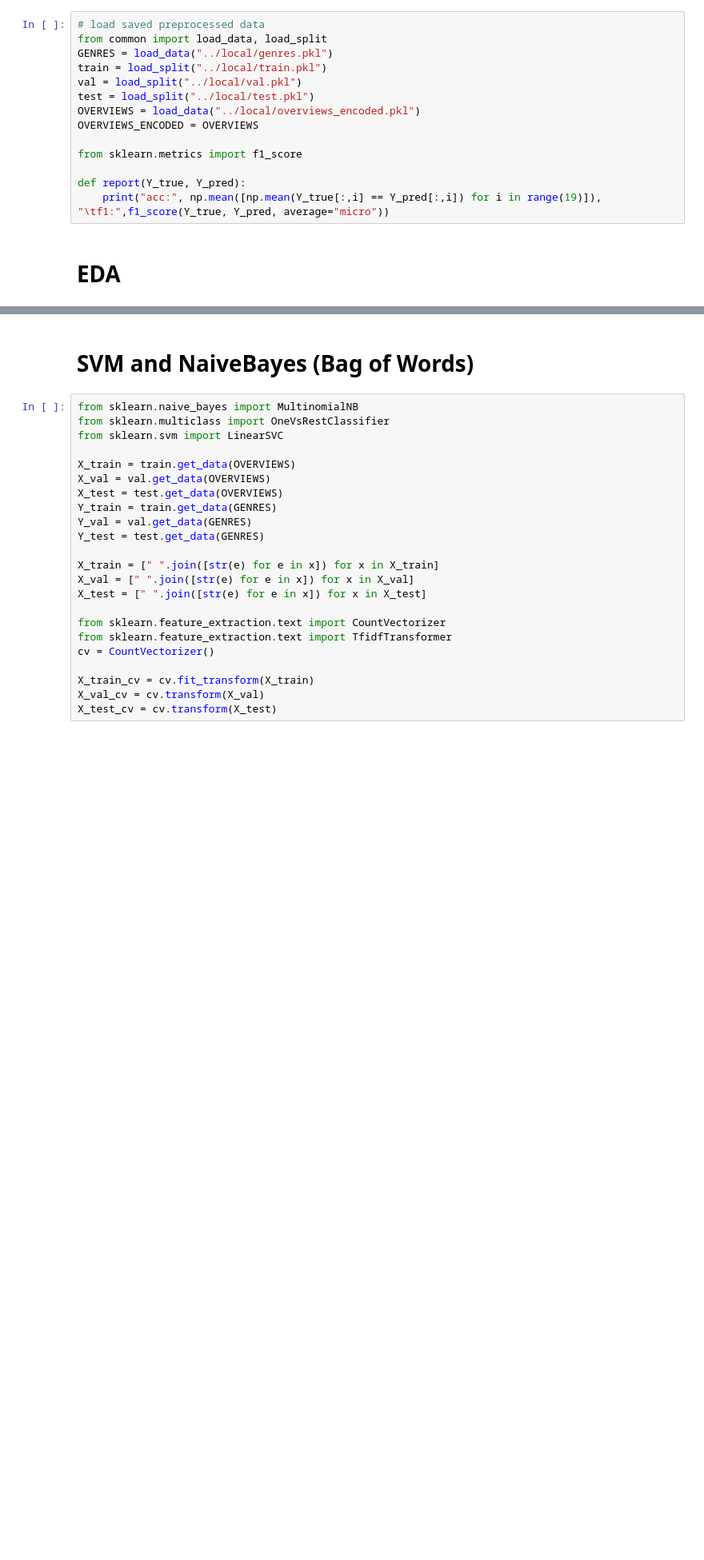
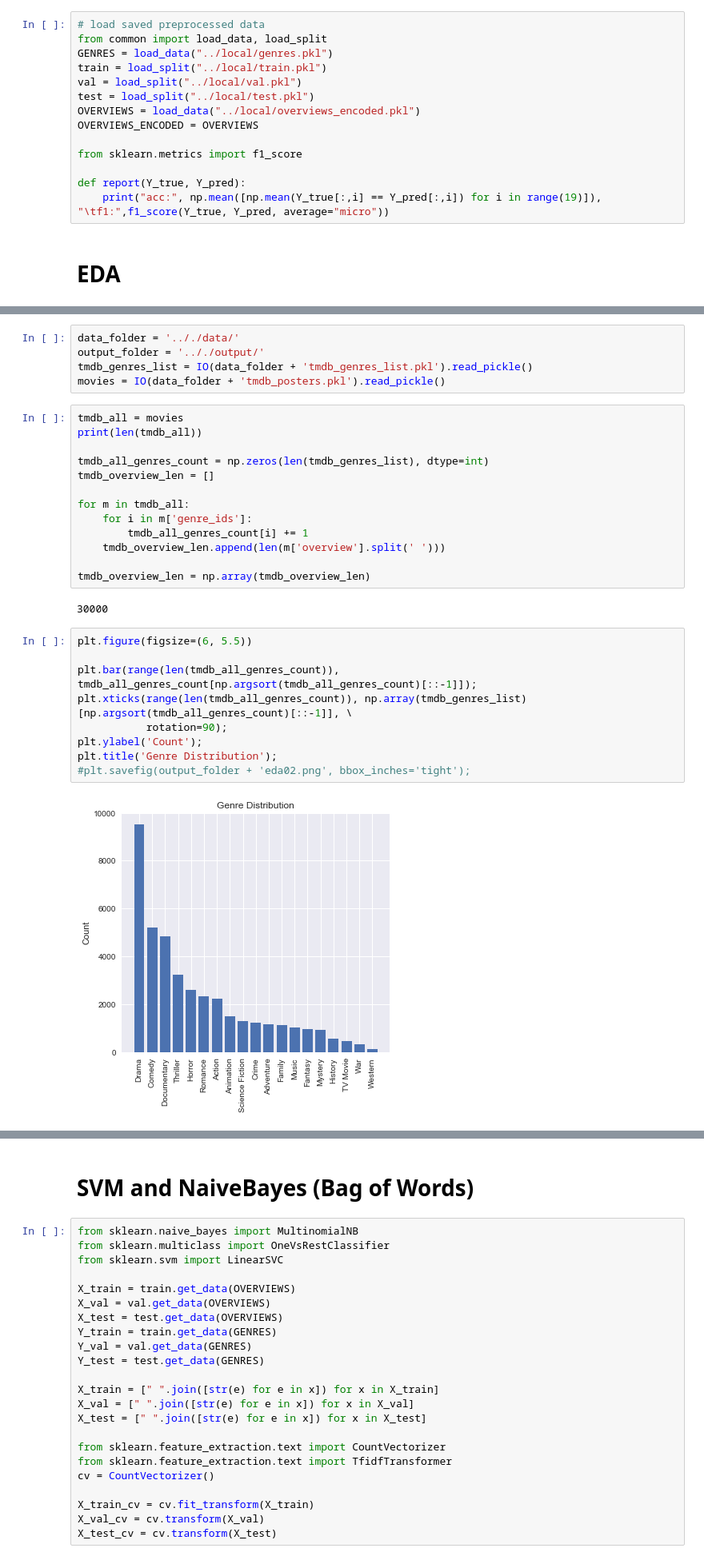
Before and after one commit to xuwd11/Movie_Classification, a Jupyter notebook: DeepLearning/Project.ipynb, the cells around one changed output, grey strips where cells are left out. Shown at 80% size. Cells and saved outputs as stored; diff of their text form; blank space fills up the shorter version.

```diff
--- a/DeepLearning/Project.ipynb
+++ b/DeepLearning/Project.ipynb
@@ -164,0 +175,31 @@ def report(Y_true, Y_pred):
+# %%
+data_folder = '.././data/'
+output_folder = '.././output/'
+tmdb_genres_list = IO(data_folder + 'tmdb_genres_list.pkl').read_pickle()
+movies = IO(data_folder + 'tmdb_posters.pkl').read_pickle()
+# %%
+tmdb_all = movies
+print(len(tmdb_all))
+
+tmdb_all_genres_count = np.zeros(len(tmdb_genres_list), dtype=int)
+tmdb_overview_len = []
+
+for m in tmdb_all:
+    for i in m['genre_ids']:
+        tmdb_all_genres_count[i] += 1
+    tmdb_overview_len.append(len(m['overview'].split(' ')))
+
+tmdb_overview_len = np.array(tmdb_overview_len)
+# %% [output]
+30000
+# %%
+plt.figure(figsize=(6, 5.5))
+
+plt.bar(range(len(tmdb_all_genres_count)), tmdb_all_genres_count[np.argsort(tmdb_all_genres_count)[::-1]]);
+plt.xticks(range(len(tmdb_all_genres_count)), np.array(tmdb_genres_list)[np.argsort(tmdb_all_genres_count)[::-1]], \
+           rotation=90);
+plt.ylabel('Count');
+plt.title('Genre Distribution');
+#plt.savefig(output_folder + 'eda02.png', bbox_inches='tight');
+# %% [output]
+[figure, added]
```
Also changed, not shown: parts of 17 cells of this notebook.
